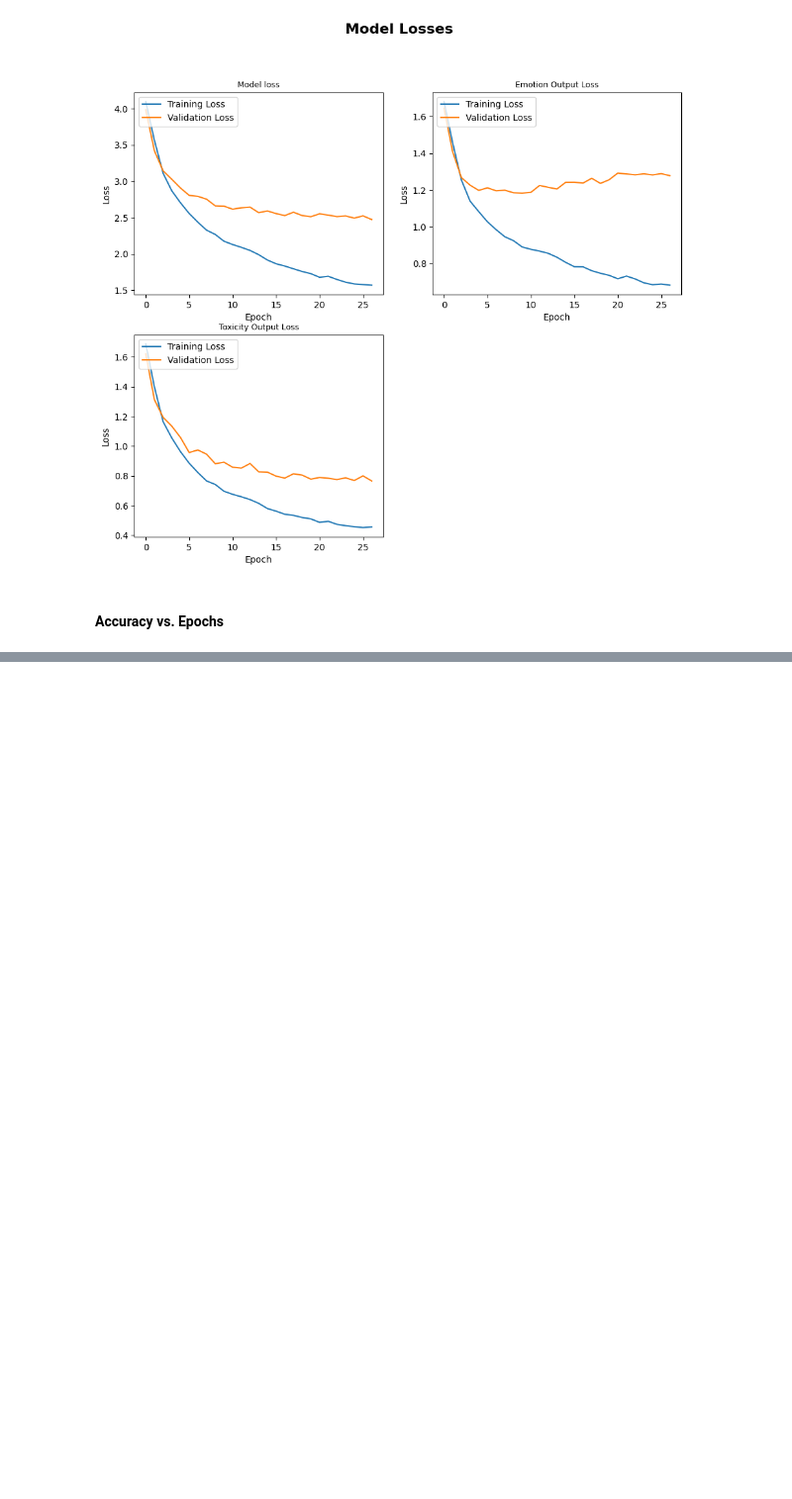
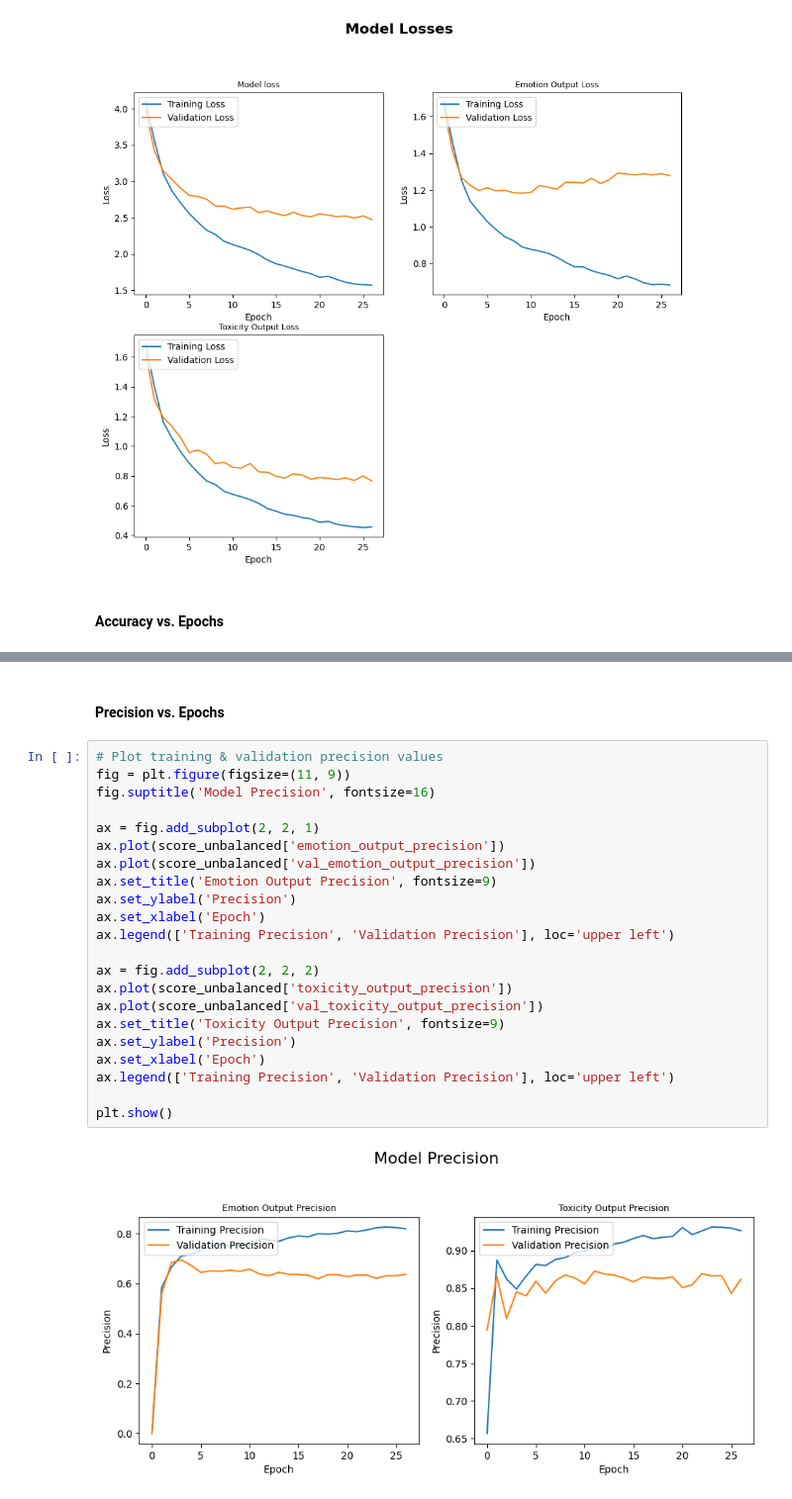
Before and after one commit to cooldragon12/model-multitask-learning, a Jupyter notebook: src/model.mtl.graphs.ipynb, the cells around one changed output, grey strips where cells are left out. Shown at 99% size. Cells and saved outputs as stored; diff of their text form; blank space fills up the shorter version.

```diff
--- a/src/model.mtl.graphs.ipynb
+++ b/src/model.mtl.graphs.ipynb
@@ -74,0 +91,26 @@ ax.plot(score_unbalanced[''])
+# %% [markdown]
+#### Precision vs. Epochs
+# %%
+# Plot training & validation precision values
+fig = plt.figure(figsize=(11, 9))
+fig.suptitle('Model Precision', fontsize=16)
+
+ax = fig.add_subplot(2, 2, 1)
+ax.plot(score_unbalanced['emotion_output_precision'])
+ax.plot(score_unbalanced['val_emotion_output_precision'])
+ax.set_title('Emotion Output Precision', fontsize=9)
+ax.set_ylabel('Precision')
+ax.set_xlabel('Epoch')
+ax.legend(['Training Precision', 'Validation Precision'], loc='upper left')
+
+ax = fig.add_subplot(2, 2, 2)
+ax.plot(score_unbalanced['toxicity_output_precision'])
+ax.plot(score_unbalanced['val_toxicity_output_precision'])
+ax.set_title('Toxicity Output Precision', fontsize=9)
+ax.set_ylabel('Precision')
+ax.set_xlabel('Epoch')
+ax.legend(['Training Precision', 'Validation Precision'], loc='upper left')
+
+plt.show()
+# %% [output]
+[figure, added]
```
Also changed, not shown: parts of 13 cells of this notebook.
